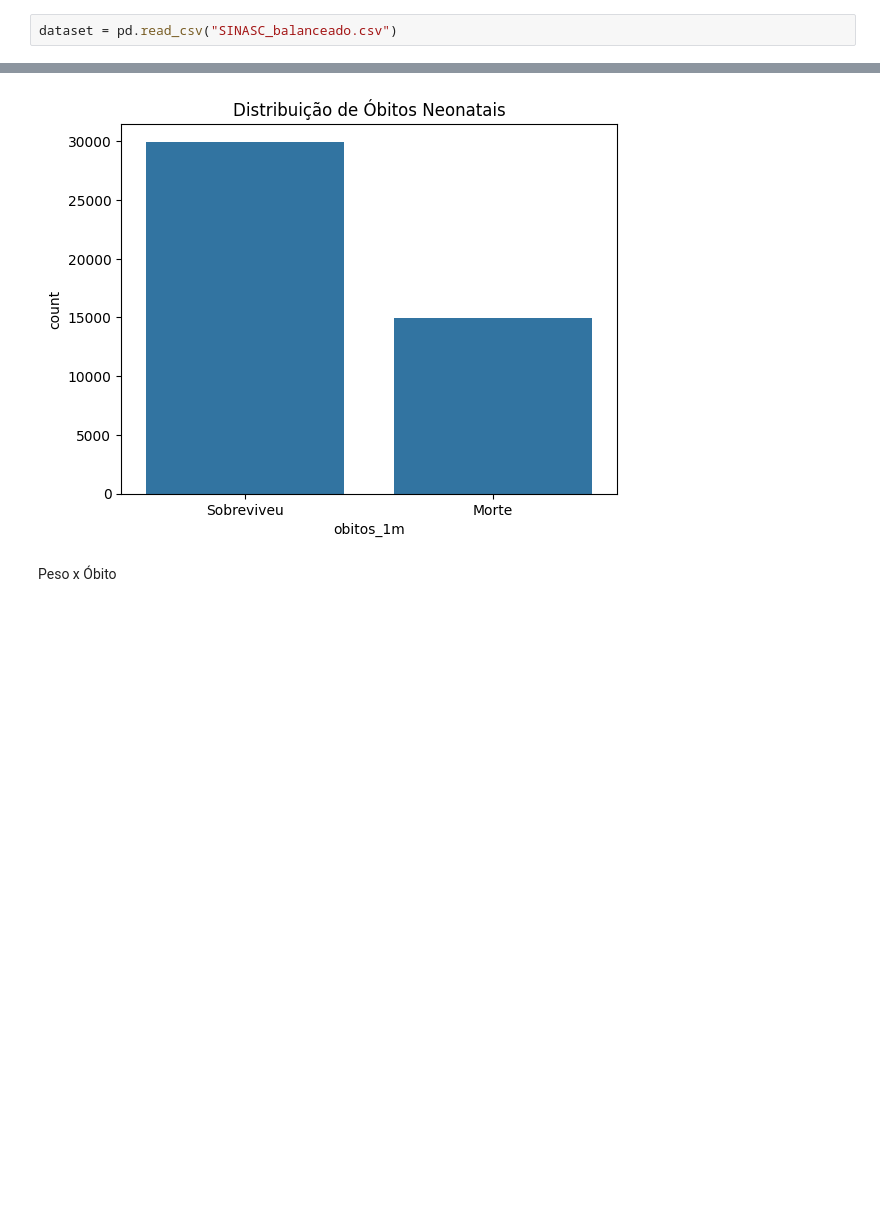
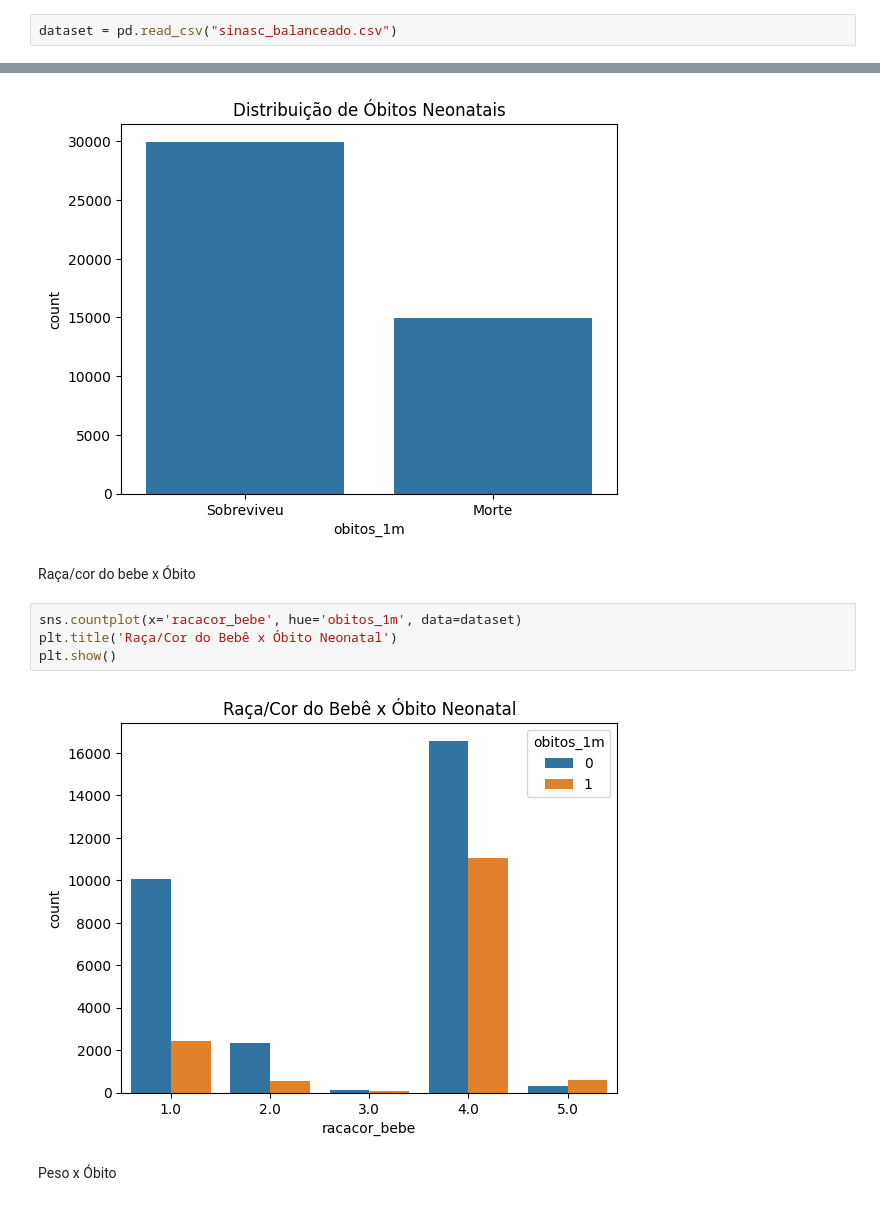
Before and after one commit to juliamssilva/neopredict, a Jupyter notebook: data.ipynb, the cells around one changed output, grey strips where cells are left out. Saved outputs shown, nothing was run; the diff lists cells and outputs as text; blank space fills up the shorter version.

```diff
--- a/data.ipynb
+++ b/data.ipynb
@@ -241,7 +239,7 @@ sinasc_balanceado.to_csv("sinasc_balanceado.csv", index=False)
 # %% [markdown]
 #### 2. Análise dos dados
 # %%
-dataset = pd.read_csv("SINASC_balanceado.csv")
+dataset = pd.read_csv("sinasc_balanceado.csv")
 # %% [markdown]
 - idade mãe: variação de idade padrão
 
@@ -313,6 +307,14 @@ plt.title('Distribuição de Óbitos Neonatais')
 plt.show()
 # %% [output]
 [figure]
+# %% [markdown]
+Raça/cor do bebe x Óbito
+# %%
+sns.countplot(x='racacor_bebe', hue='obitos_1m', data=dataset)
+plt.title('Raça/Cor do Bebê x Óbito Neonatal')
+plt.show()
+# %% [output]
+[figure, added]
 # %% [markdown]
 Peso x Óbito
 # %%
```
Also changed, not shown: parts of 3 cells of this notebook.
